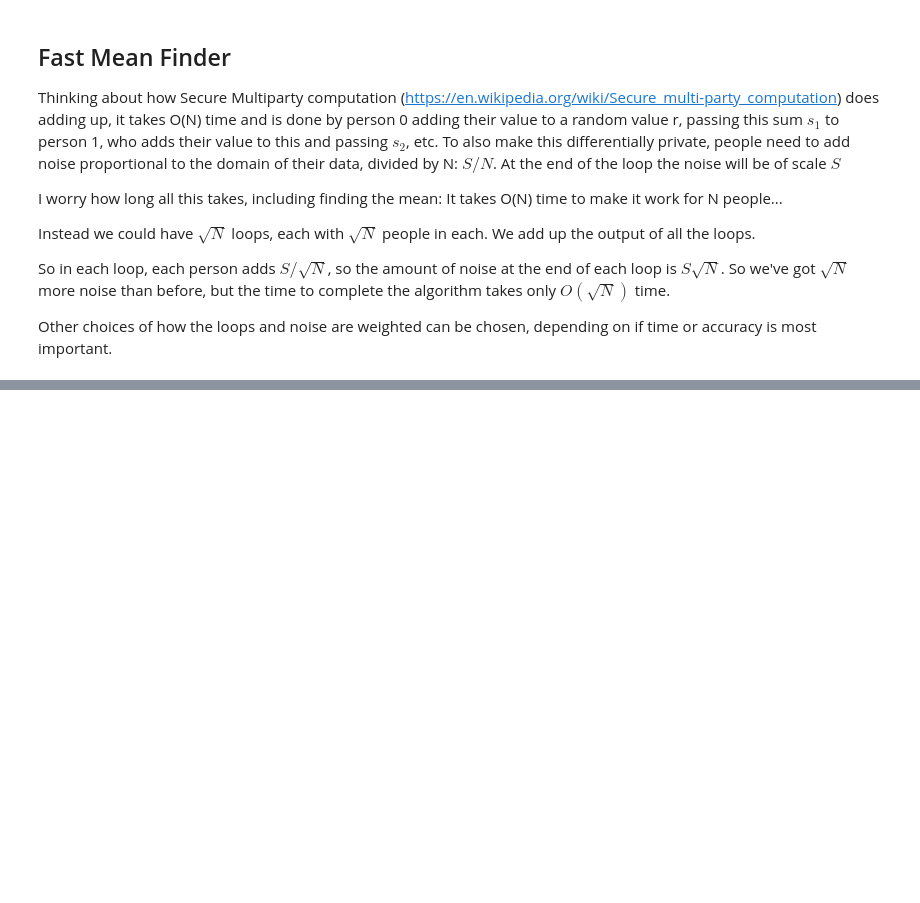
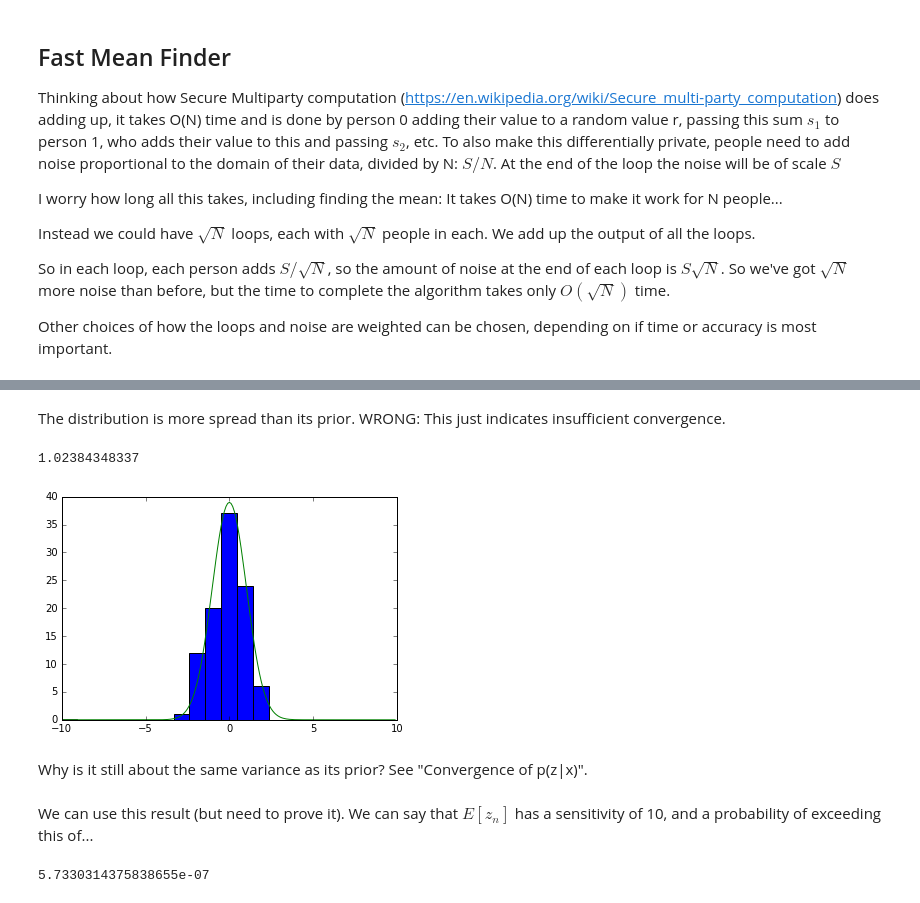
Before and after one commit to scikic/usercentricdatamodel, a Jupyter notebook: EM for PPCA.ipynb, the cells around one changed output, grey strips where cells are left out. Drawn from its saved outputs; the diff is of its cells as text; code cells hidden in the pictures; blank space fills up the shorter version.

```diff
--- a/EM for PPCA.ipynb
+++ b/EM for PPCA.ipynb
@@ -423,0 +626,26 @@ Other choices of how the loops and noise are weighted can be chosen, depending o
+# %% [markdown]
+The distribution is more spread than its prior. WRONG: This just indicates insufficient convergence.
+# %%
+# getting the values of E[z] from the earlier calculation
+
+zs = [v[0][0] for v in Ez]
+#zs = np.random.randn(1000)
+plt.hist(zs,bins=21,range=[-10,10]);
+
+#compare to its prior
+import scipy.stats as stats
+z = np.arange(-10,10,0.1)
+std = np.sqrt(np.var(zs))
+plt.plot(z,stats.norm.pdf(z,0,std)*len(zs))
+print std
+# %% [output]
+1.02384348337
+[figure, added]
+# %% [markdown]
+Why is it still about the same variance as its prior? See "Convergence of p(z|x)".
+# %% [markdown]
+We can use this result (but need to prove it). We can say that $E[z_n]$ has a sensitivity of 10, and a probability of exceeding this of...
+# %%
+2*stats.norm.cdf(-5,0,1)
+# %% [output]
+5.7330314375838655e-07
```
Also changed, not shown: parts of 24 cells of this notebook, 3 other files.
